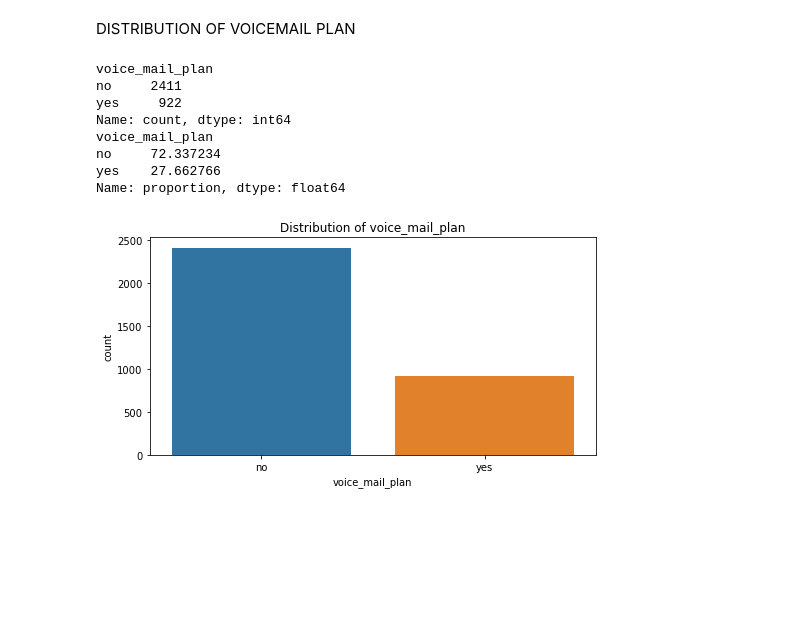
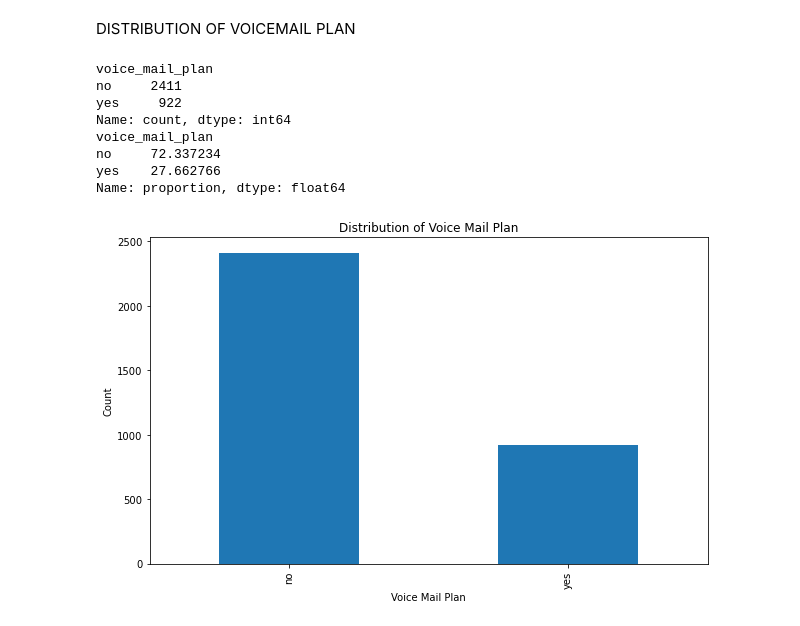
Before and after one commit to edgarowuor-tech/PHASE_THREE_CLASSIFICATION-MODEL-PROJECT, a Jupyter notebook: index.ipynb, the cells around one changed output. Drawn from its saved outputs; the diff is of its cells as text; code cells hidden in the pictures; blank space fills up the shorter version.

Commit message:
did some visualizations

```diff
--- a/index.ipynb
+++ b/index.ipynb
@@ -332,22 +335,24 @@ DISTRIBUTION OF VOICEMAIL PLAN
 # %%
 # Distribution of voice_mail_plan
 print(data["voice_mail_plan"].value_counts())
 
 # Percentage
 print(data["voice_mail_plan"].value_counts(normalize = True) * 100)
 
 # Visualize
-plt.figure(figsize = (8,4))
-sns.countplot(x = "voice_mail_plan", data = data)
-plt.title("Distribution of voice_mail_plan")
+
+data["voice_mail_plan"].value_counts().plot(kind="bar", figsize=(10, 6))
+plt.title("Distribution of Voice Mail Plan")
+plt.xlabel("Voice Mail Plan")
+plt.ylabel("Count")
 plt.show()
 # %% [output]
 voice_mail_plan
 no     2411
 yes     922
 Name: count, dtype: int64
 voice_mail_plan
 no     72.337234
 yes    27.662766
 Name: proportion, dtype: float64
-[figure, old version]
+[figure, new version]
```
Also changed, not shown: parts of 11 cells of this notebook.
